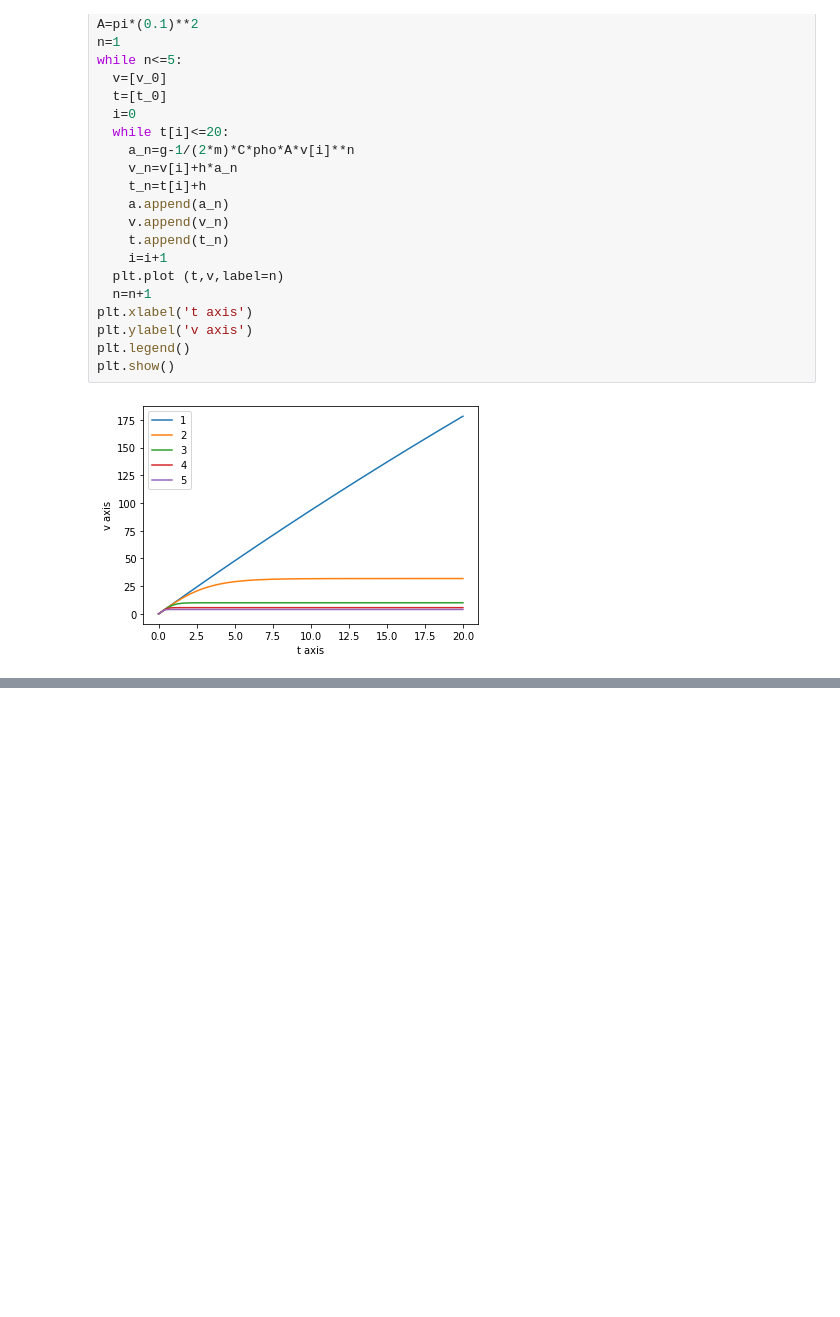
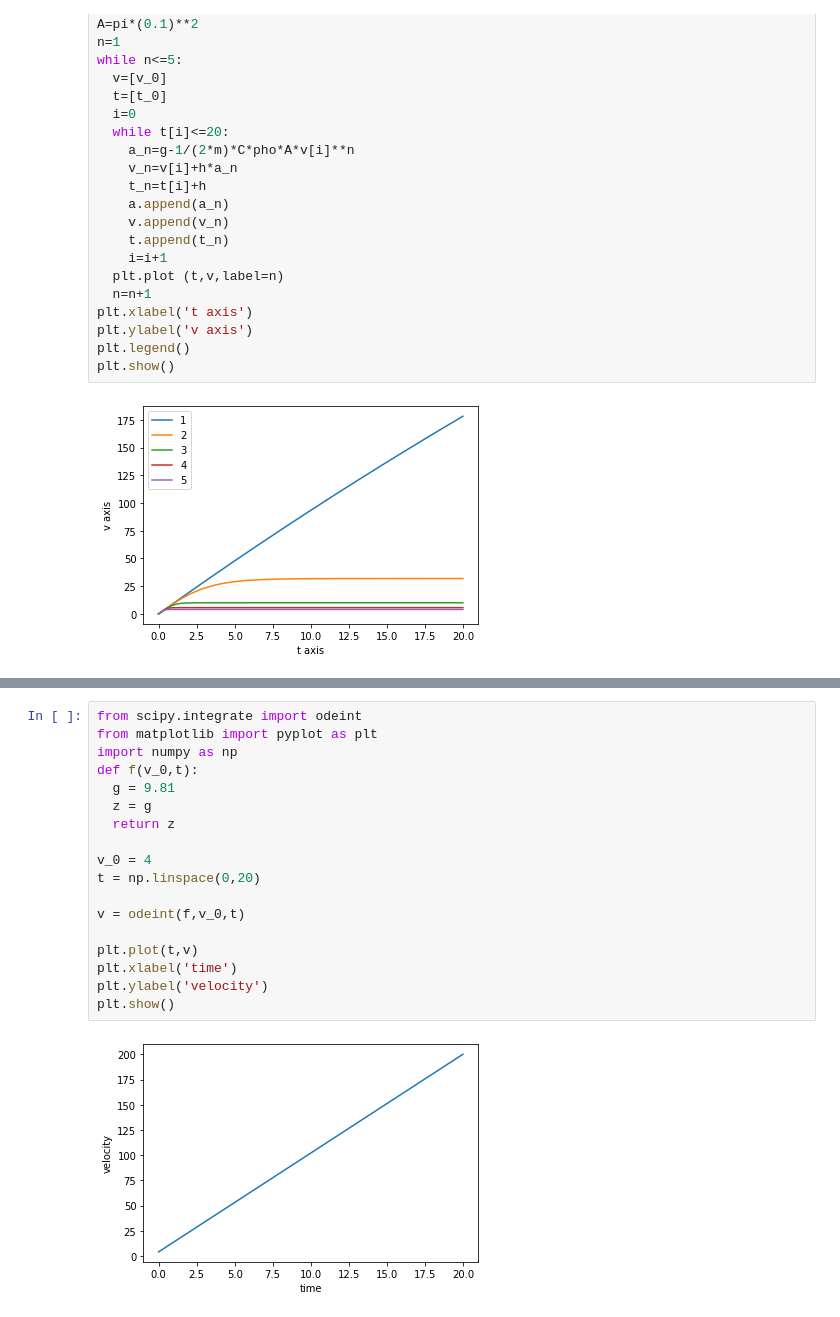
Before and after one commit to jarvis123457/C-Tutorials, a Jupyter notebook: Lecture_2202932.ipynb, the cells around one changed output, grey strips where cells are left out. Cells and saved outputs as stored; diff of their text form; blank space fills up the shorter version.

```diff
--- a/Lecture_2202932.ipynb
+++ b/Lecture_2202932.ipynb
@@ -138,0 +158,20 @@ plt.show()
+# %%
+from scipy.integrate import odeint
+from matplotlib import pyplot as plt
+import numpy as np
+def f(v_0,t):
+  g = 9.81
+  z = g
+  return z
+
+v_0 = 4
+t = np.linspace(0,20)
+
+v = odeint(f,v_0,t)
+
+plt.plot(t,v)
+plt.xlabel('time')
+plt.ylabel('velocity')
+plt.show()
+# %% [output]
+[figure, added]
```
Also changed, not shown: parts of 4 cells of this notebook.
